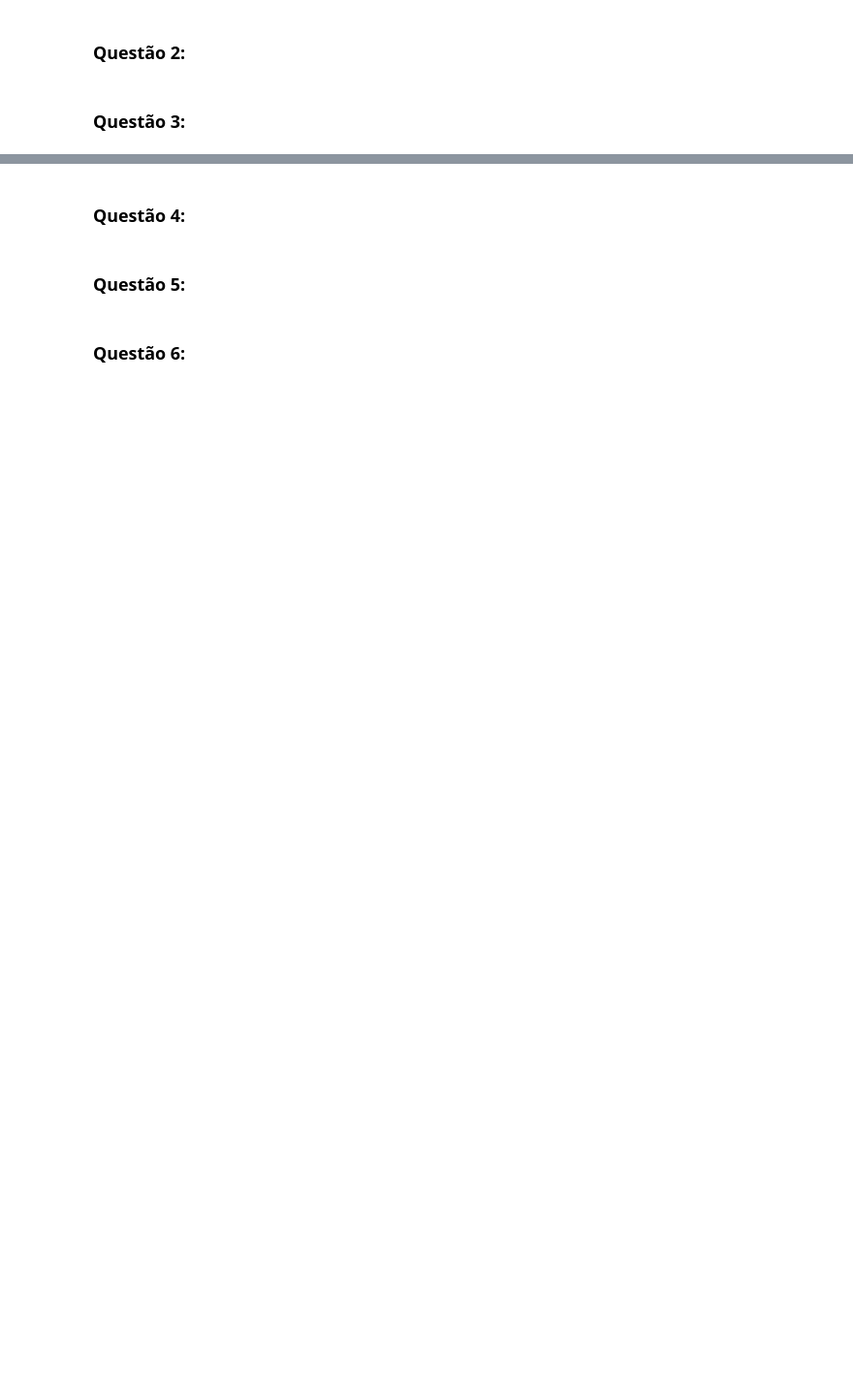
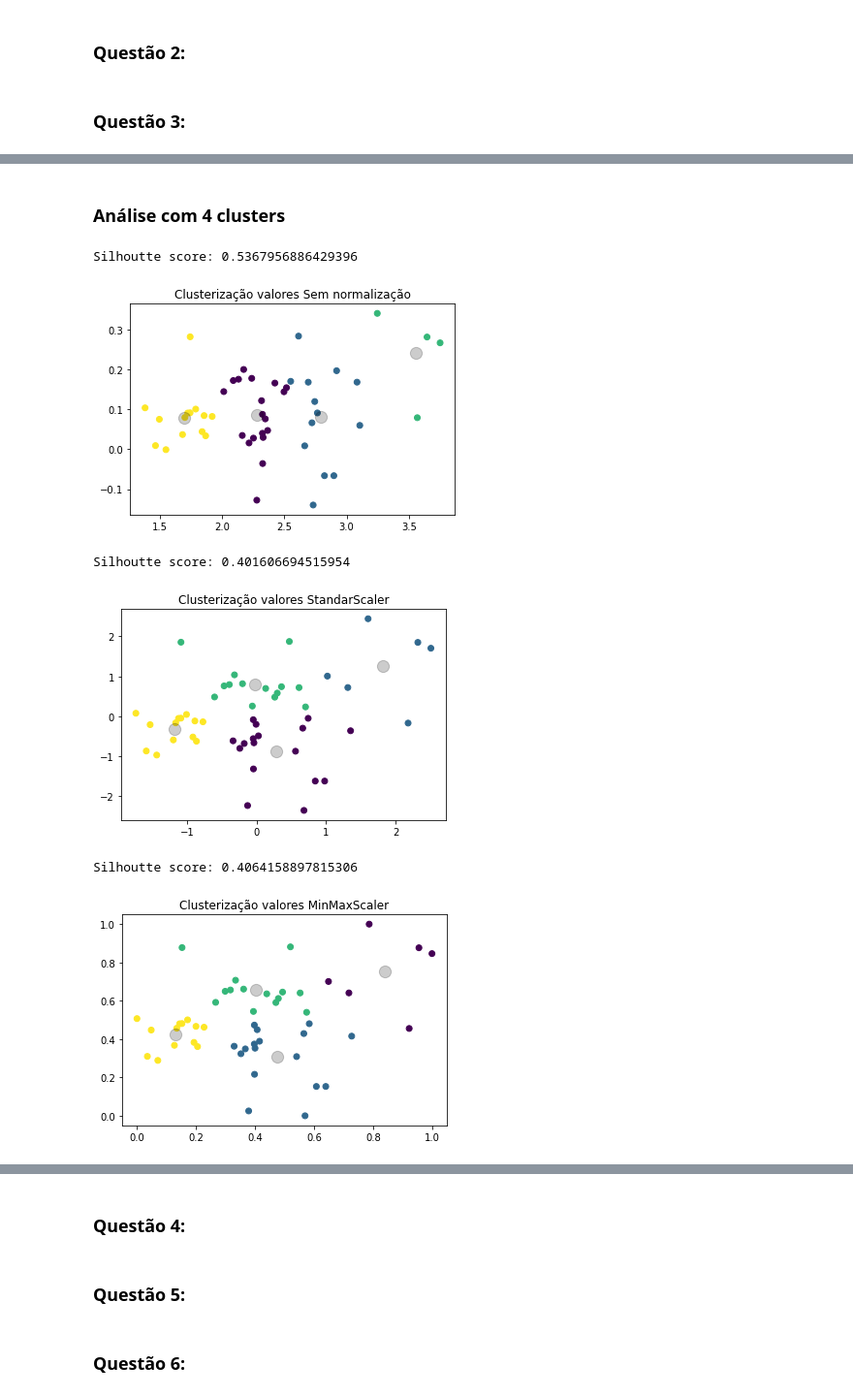
Before and after one commit to thiagolsg/Sinais-Financeiros, a Jupyter notebook: Primeira Atividade Prática Avaliativa.ipynb, the cells around one changed output, grey strips where cells are left out. Shown: that part at 97% size. Drawn from its saved outputs; the diff is of its cells as text; code cells hidden in the pictures; blank space fills up the shorter version.

```diff
--- a/Primeira Atividade Prática Avaliativa.ipynb
+++ b/Primeira Atividade Prática Avaliativa.ipynb
@@ -162,0 +269,12 @@ stock_quotes.head()
+# %% [markdown]
+### Análise com 4 clusters
+# %%
+for key, dataset in datasets.items():
+    cluster_analysis(dataset, 4, key)
+# %% [output]
+Silhoutte score: 0.5367956886429396
+[figure, added]
+Silhoutte score: 0.401606694515954
+[figure, added]
+Silhoutte score: 0.4064158897815306
+[figure, added]
```
Also changed, not shown: parts of 33 cells of this notebook.
